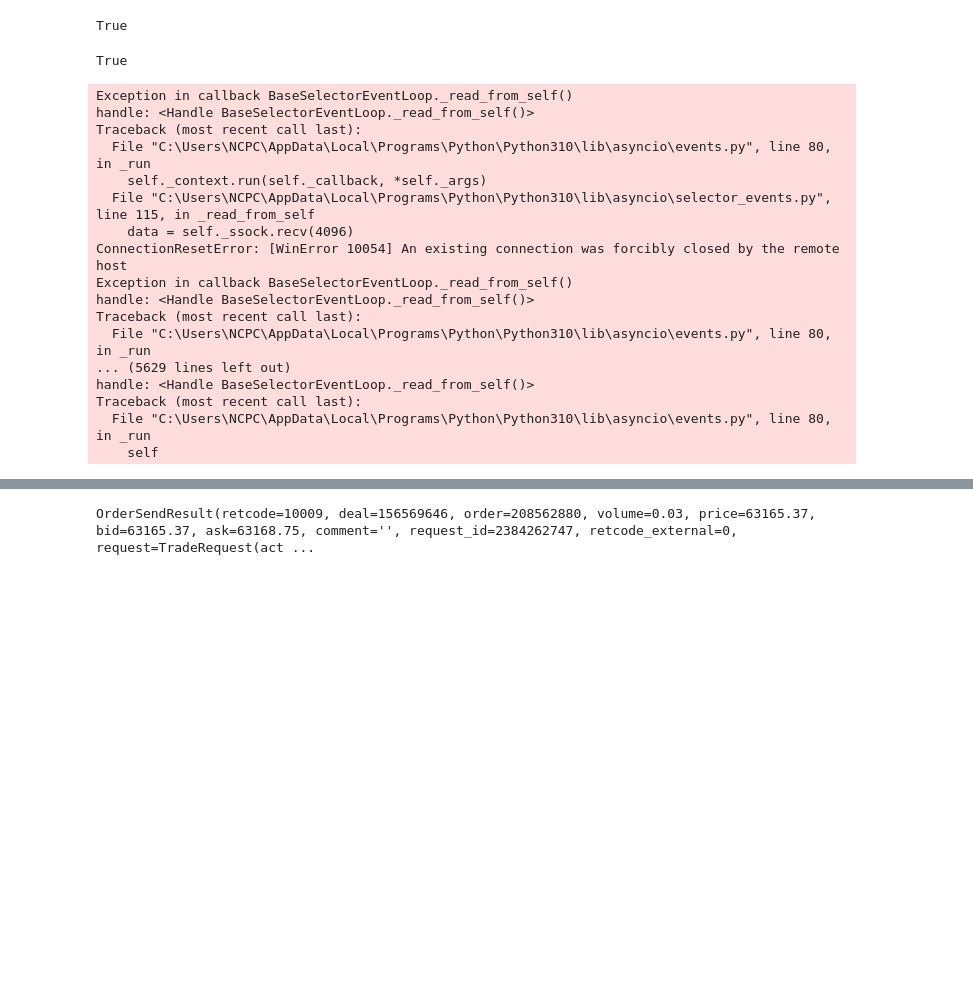
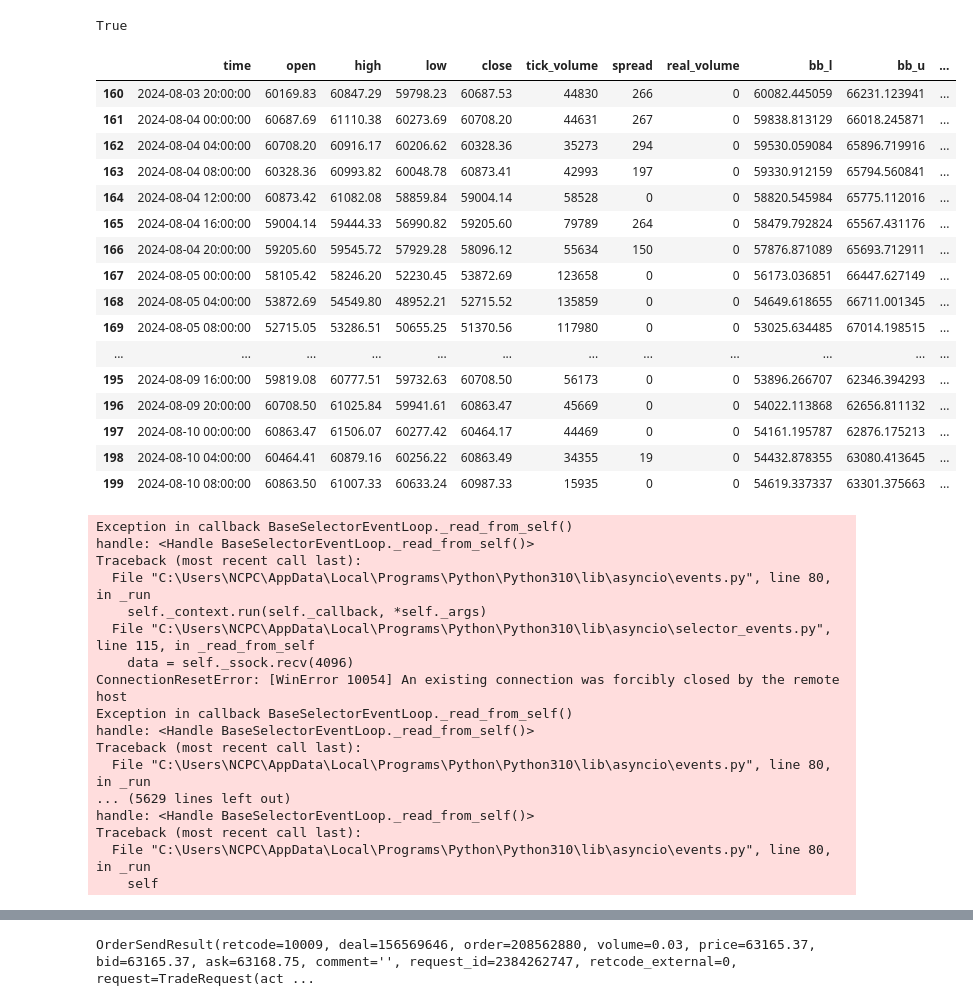
Before and after one commit to nguyenvantat1182002/rsi-signal-bot, a Jupyter notebook: rsi-signal-bot.ipynb, the cells around one changed output, grey strips where cells are left out. Cells and saved outputs as stored; diff of their text form; code cells hidden in the pictures; blank space fills up the shorter version.

```diff
--- a/rsi-signal-bot.ipynb
+++ b/rsi-signal-bot.ipynb
@@ -97,31 +96,51 @@ def detect_divergence(df: pd.DataFrame):
 
     return price_lines, rsi_lines
 # %%
-rates = mt5.copy_rates_from_pos('BTCUSD', mt5.TIMEFRAME_H4, 2, 2)
+rates = mt5.copy_rates_from_pos('BTCUSD', mt5.TIMEFRAME_H4, 0, 200)
 
 df = pd.DataFrame(rates)
 df['time'] = pd.to_datetime(df['time'], unit='s')
 
-prev_h4_candle = df.iloc[0]
-current_h4_candle = df.iloc[-1]
+bb = ta.bbands(df['close'], 20, 2)
 
-current_h4_candle['low'] < prev_h4_candle['low'] and current_h4_candle['close'] > prev_h4_candle['low']
+df['bb_l'] = bb.iloc[:,0]
+df['bb_u'] = bb.iloc[:,2]
+
+df['position'] = (df['close'] - df['bb_l']) / (df['bb_u'] - df['bb_l'])
+
+df.tail(40)
 # %% [output]
+|  | time | open | high | low | close | tick_volume | spread | real_volume | bb_l | bb_u | ... |
+| 160 | 2024-08-03 20:00:00 | 60169.83 | 60847.29 | 59798.23 | 60687.53 | 44830 | 266 | 0 | 60082.445059 | 66231.123941 | ... |
+| 161 | 2024-08-04 00:00:00 | 60687.69 | 61110.38 | 60273.69 | 60708.20 | 44631 | 267 | 0 | 59838.813129 | 66018.245871 | ... |
+| 162 | 2024-08-04 04:00:00 | 60708.20 | 60916.17 | 60206.62 | 60328.36 | 35273 | 294 | 0 | 59530.059084 | 65896.719916 | ... |
+| 163 | 2024-08-04 08:00:00 | 60328.36 | 60993.82 | 60048.78 | 60873.41 | 42993 | 197 | 0 | 59330.912159 | 65794.560841 | ... |
+| 164 | 2024-08-04 12:00:00 | 60873.42 | 61082.08 | 58859.84 | 59004.14 | 58528 | 0 | 0 | 58820.545984 | 65775.112016 | ... |
+| 165 | 2024-08-04 16:00:00 | 59004.14 | 59444.33 | 56990.82 | 59205.60 | 79789 | 264 | 0 | 58479.792824 | 65567.431176 | ... |
+| 166 | 2024-08-04 20:00:00 | 59205.60 | 59545.72 | 57929.28 | 58096.12 | 55634 | 150 | 0 | 57876.871089 | 65693.712911 | ... |
+| 167 | 2024-08-05 00:00:00 | 58105.42 | 58246.20 | 52230.45 | 53872.69 | 123658 | 0 | 0 | 56173.036851 | 66447.627149 | ... |
+| 168 | 2024-08-05 04:00:00 | 53872.69 | 54549.80 | 48952.21 | 52715.52 | 135859 | 0 | 0 | 54649.618655 | 66711.001345 | ... |
+| 169 | 2024-08-05 08:00:00 | 52715.05 | 53286.51 | 50655.25 | 51370.56 | 117980 | 0 | 0 | 53025.634485 | 67014.198515 | ... |
+| ... | ... | ... | ... | ... | ... | ... | ... | ... | ... | ... | ... |
+| 195 | 2024-08-09 16:00:00 | 59819.08 | 60777.51 | 59732.63 | 60708.50 | 56173 | 0 | 0 | 53896.266707 | 62346.394293 | ... |
+| 196 | 2024-08-09 20:00:00 | 60708.50 | 61025.84 | 59941.61 | 60863.47 | 45669 | 0 | 0 | 54022.113868 | 62656.811132 | ... |
+| 197 | 2024-08-10 00:00:00 | 60863.47 | 61506.07 | 60277.42 | 60464.17 | 44469 | 0 | 0 | 54161.195787 | 62876.175213 | ... |
+| 198 | 2024-08-10 04:00:00 | 60464.41 | 60879.16 | 60256.22 | 60863.49 | 34355 | 19 | 0 | 54432.878355 | 63080.413645 | ... |
+| 199 | 2024-08-10 08:00:00 | 60863.50 | 61007.33 | 60633.24 | 60987.33 | 15935 | 0 | 0 | 54619.337337 | 63301.375663 | ... |
-True
+Exception in callback BaseSelectorEventLoop._read_from_self()
+handle: <Handle BaseSelectorEventLoop._read_from_self()>
+Traceback (most recent call last):
+  File "C:\Users\NCPC\AppData\Local\Programs\Python\Python310\lib\asyncio\events.py", line 80, in _run
+    self._context.run(self._callback, *self._args)
+  File "C:\Users\NCPC\AppData\Local\Programs\Python\Python310\lib\asyncio\selector_events.py", line 115, in _read_from_self
+    data = self._ssock.recv(4096)
+ConnectionResetError: [WinError 10054] An existing connection was forcibly closed by the remote host
+Exception in callback BaseSelectorEventLoop._read_from_self()
+handle: <Handle BaseSelectorEventLoop._read_from_self()>
+Traceback (most recent call last):
+  File "C:\Users\NCPC\AppData\Local\Programs\Python\Python310\lib\asyncio\events.py", line 80, in _run
+... (5629 lines left out)
+handle: <Handle BaseSelectorEventLoop._read_from_self()>
+Traceback (most recent call last):
+  File "C:\Users\NCPC\AppData\Local\Programs\Python\Python310\lib\asyncio\events.py", line 80, in _run
+    self
-Exception in callback BaseSelectorEventLoop._read_from_self()
-handle: <Handle BaseSelectorEventLoop._read_from_self()>
-Traceback (most recent call last):
-  File "C:\Users\NCPC\AppData\Local\Programs\Python\Python310\lib\asyncio\events.py", line 80, in _run
-    self._context.run(self._callback, *self._args)
-  File "C:\Users\NCPC\AppData\Local\Programs\Python\Python310\lib\asyncio\selector_events.py", line 115, in _read_from_self
-    data = self._ssock.recv(4096)
-ConnectionResetError: [WinError 10054] An existing connection was forcibly closed by the remote host
-Exception in callback BaseSelectorEventLoop._read_from_self()
-handle: <Handle BaseSelectorEventLoop._read_from_self()>
-Traceback (most recent call last):
-  File "C:\Users\NCPC\AppData\Local\Programs\Python\Python310\lib\asyncio\events.py", line 80, in _run
-... (5629 lines left out)
-handle: <Handle BaseSelectorEventLoop._read_from_self()>
-Traceback (most recent call last):
-  File "C:\Users\NCPC\AppData\Local\Programs\Python\Python310\lib\asyncio\events.py", line 80, in _run
-    self
```
Also changed, not shown: parts of 3 cells of this notebook, 4 other files.
